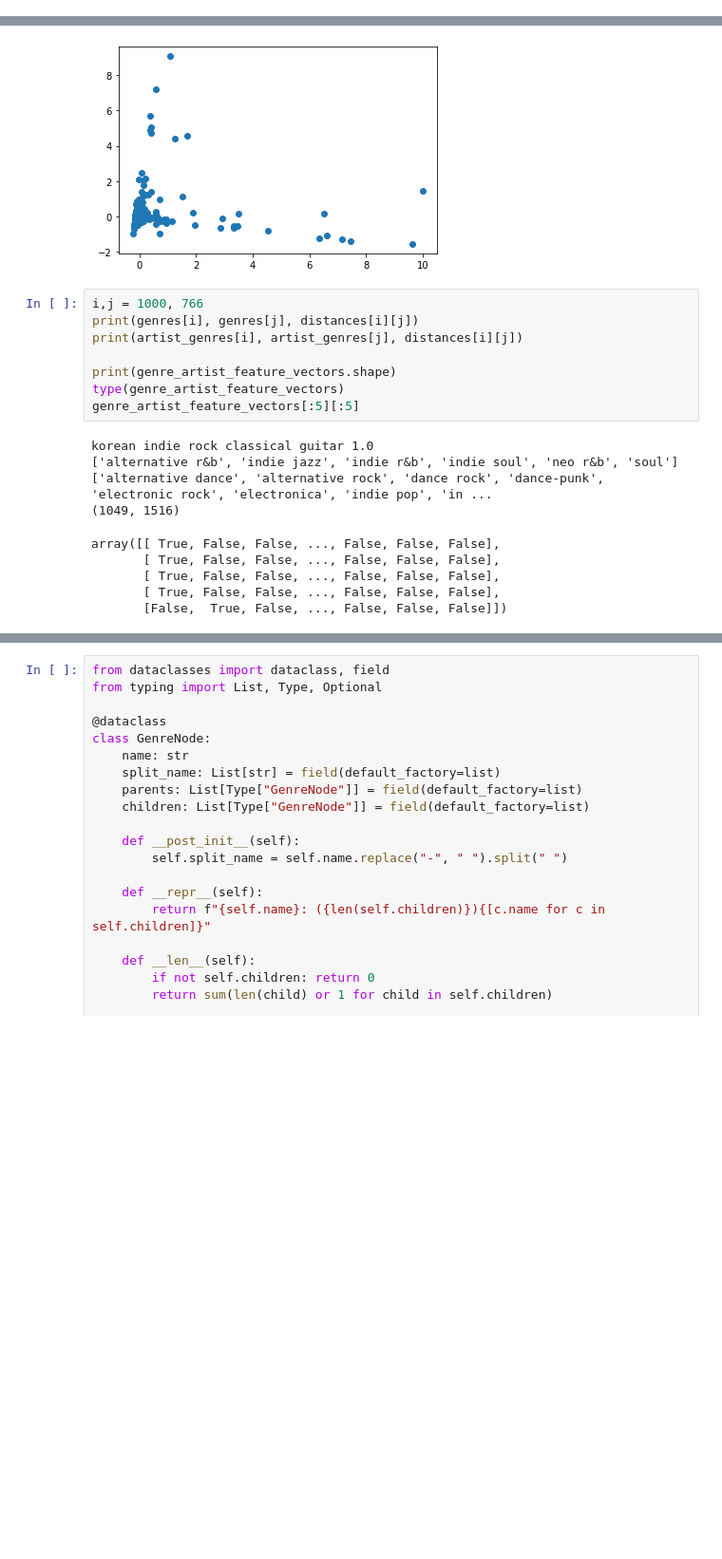
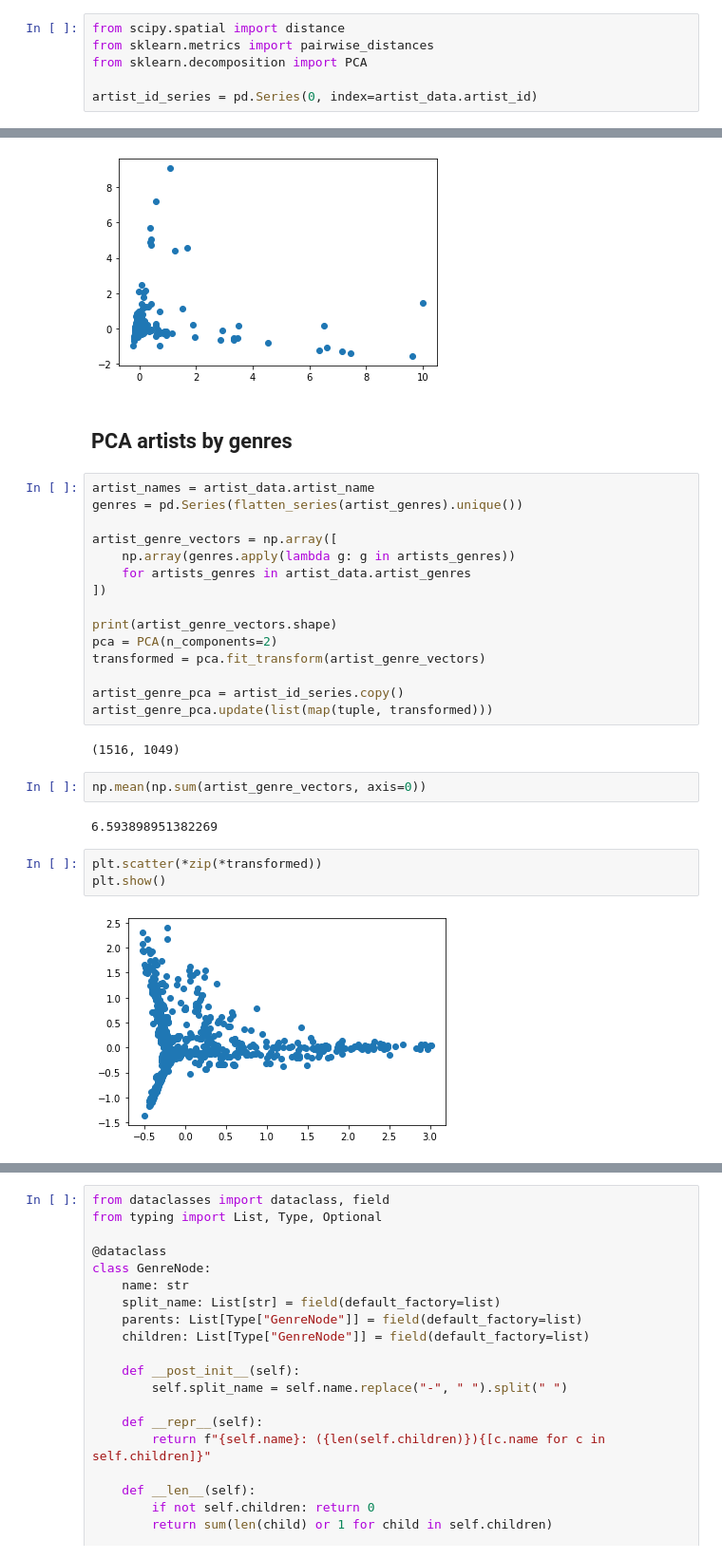
Before and after one commit to jonaengs/Explorify, a Jupyter notebook: initial data exploration.ipynb, the cells around one changed output, grey strips where cells are left out. Shown at 95% size. Cells and saved outputs as stored; diff of their text form; blank space fills up the shorter version.

```diff
--- a/initial data exploration.ipynb
+++ b/initial data exploration.ipynb
@@ -339,0 +349,6 @@ sum(genre.apply(lambda gs: "cool jazz" in gs)) / len(genre)
+# %%
+from scipy.spatial import distance
+from sklearn.metrics import pairwise_distances
+from sklearn.decomposition import PCA
+
+artist_id_series = pd.Series(0, index=artist_data.artist_id)
@@ -359,20 +375,31 @@ plt.scatter(*zip(*transformed))
 plt.show()
 # %% [output]
 [figure]
-# %%
-i,j = 1000, 766
-print(genres[i], genres[j], distances[i][j])
-print(artist_genres[i], artist_genres[j], distances[i][j])
-
-print(genre_artist_feature_vectors.shape)
-type(genre_artist_feature_vectors)
-genre_artist_feature_vectors[:5][:5]
-# %% [output]
-korean indie rock classical guitar 1.0
-['alternative r&b', 'indie jazz', 'indie r&b', 'indie soul', 'neo r&b', 'soul'] ['alternative dance', 'alternative rock', 'dance rock', 'dance-punk', 'electronic rock', 'electronica', 'indie pop', 'in ...
-(1049, 1516)
-array([[ True, False, False, ..., False, False, False],
-       [ True, False, False, ..., False, False, False],
-       [ True, False, False, ..., False, False, False],
-       [ True, False, False, ..., False, False, False],
-       [False,  True, False, ..., False, False, False]])
+# %% [markdown]
+## PCA artists by genres
+# %%
+artist_names = artist_data.artist_name
+genres = pd.Series(flatten_series(artist_genres).unique())
+
+artist_genre_vectors = np.array([
+    np.array(genres.apply(lambda g: g in artists_genres))
+    for artists_genres in artist_data.artist_genres
+])
+
+print(artist_genre_vectors.shape)
+pca = PCA(n_components=2)
+transformed = pca.fit_transform(artist_genre_vectors)
+
+artist_genre_pca = artist_id_series.copy()
+artist_genre_pca.update(list(map(tuple, transformed)))
+# %% [output]
+(1516, 1049)
+# %%
+np.mean(np.sum(artist_genre_vectors, axis=0))
+# %% [output]
+6.593898951382269
+# %%
+plt.scatter(*zip(*transformed))
+plt.show()
+# %% [output]
+[figure, added]
```
Also changed, not shown: parts of 23 cells of this notebook, 1 other file.
